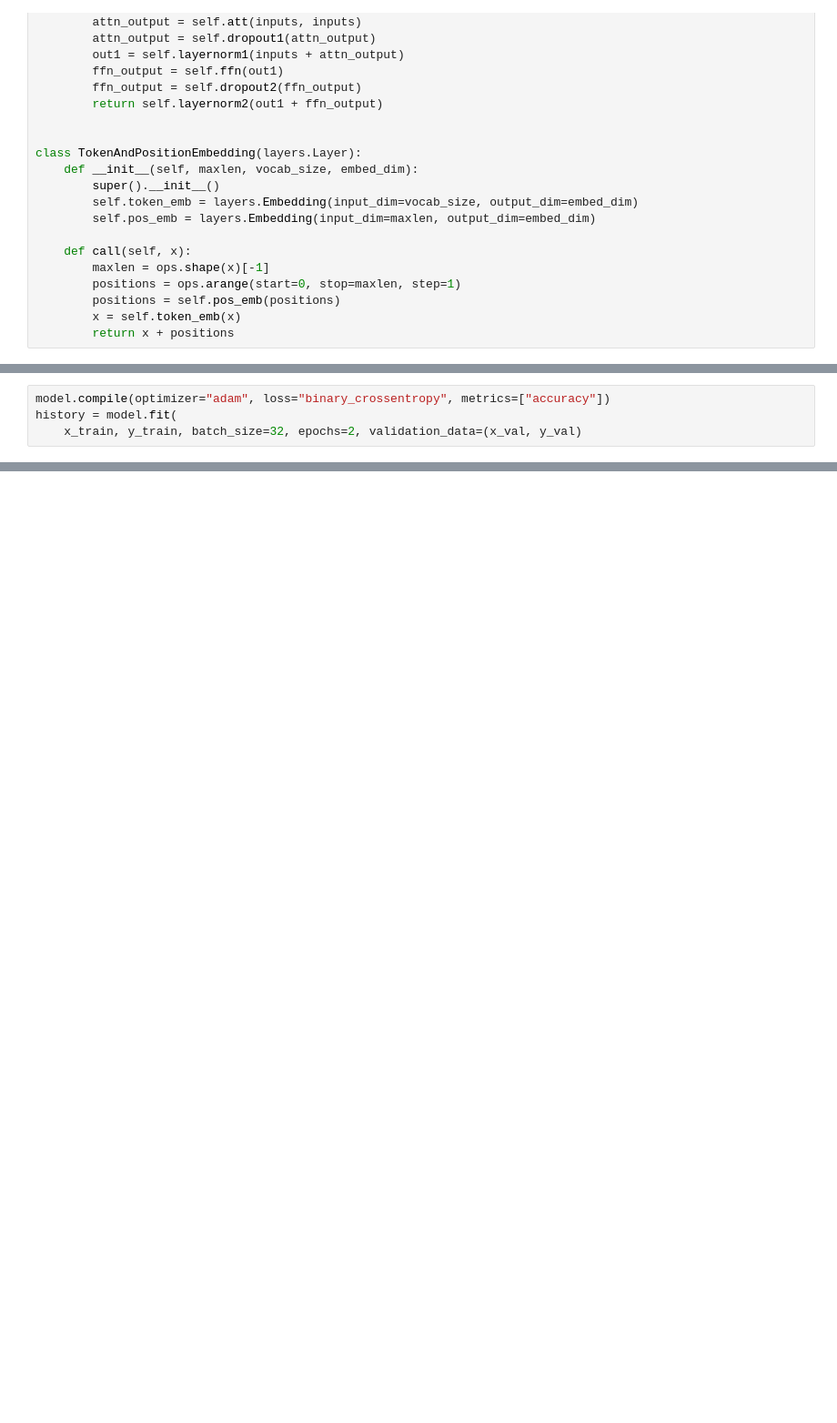
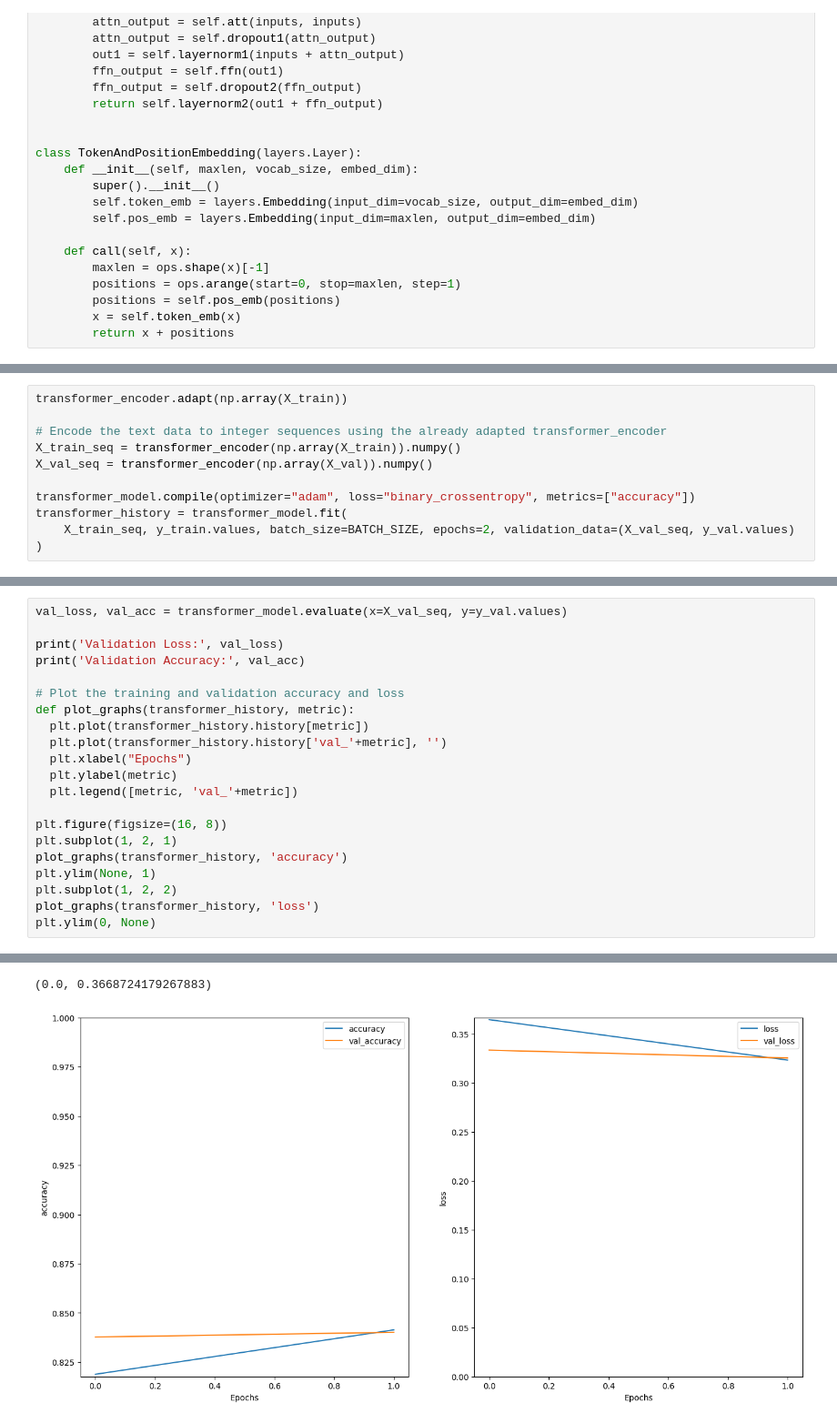
Before and after one commit to Saganoky/DTSA-5511-Deep-Learning-Final-Project, a Jupyter notebook: dtsa-5511-final.ipynb, the cells around one changed output, grey strips where cells are left out. Shown: that part at 91% size. Saved outputs shown, nothing was run; the diff lists cells and outputs as text; blank space fills up the shorter version.

```diff
--- a/dtsa-5511-final.ipynb
+++ b/dtsa-5511-final.ipynb
@@ -491,4 +532,11 @@ model = keras.Model(inputs=inputs, outputs=outputs)
 # %%
-model.compile(optimizer="adam", loss="binary_crossentropy", metrics=["accuracy"])
-history = model.fit(
-    x_train, y_train, batch_size=32, epochs=2, validation_data=(x_val, y_val)
+transformer_encoder.adapt(np.array(X_train))
+
+# Encode the text data to integer sequences using the already adapted transformer_encoder
+X_train_seq = transformer_encoder(np.array(X_train)).numpy()
+X_val_seq = transformer_encoder(np.array(X_val)).numpy()
+
+transformer_model.compile(optimizer="adam", loss="binary_crossentropy", metrics=["accuracy"])
+transformer_history = transformer_model.fit(
+    X_train_seq, y_train.values, batch_size=BATCH_SIZE, epochs=2, validation_data=(X_val_seq, y_val.values)
+)
@@ -494,0 +548,22 @@ history = model.fit(
+# %%
+val_loss, val_acc = transformer_model.evaluate(x=X_val_seq, y=y_val.values)
+
+print('Validation Loss:', val_loss)
+print('Validation Accuracy:', val_acc)
+
+# Plot the training and validation accuracy and loss
+def plot_graphs(transformer_history, metric):
+  plt.plot(transformer_history.history[metric])
+  plt.plot(transformer_history.history['val_'+metric], '')
+  plt.xlabel("Epochs")
+  plt.ylabel(metric)
+  plt.legend([metric, 'val_'+metric])
+
+plt.figure(figsize=(16, 8))
+plt.subplot(1, 2, 1)
+plot_graphs(transformer_history, 'accuracy')
+plt.ylim(None, 1)
+plt.subplot(1, 2, 2)
+plot_graphs(transformer_history, 'loss')
+plt.ylim(0, None)
+# %% [output]
@@ -494,0 +573,2 @@ history = model.fit(
+(0.0, 0.3668724179267883)
+[figure, added]
```
Also changed, not shown: parts of 26 cells of this notebook, 4 other files.
